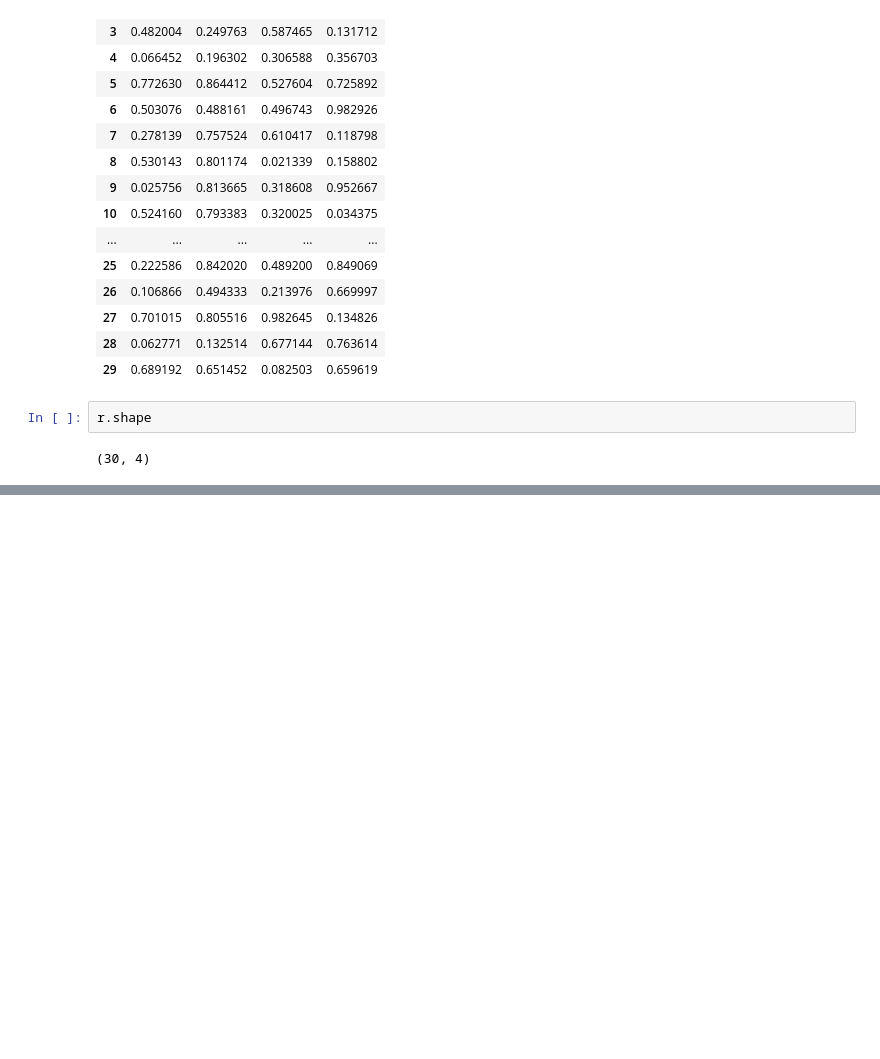
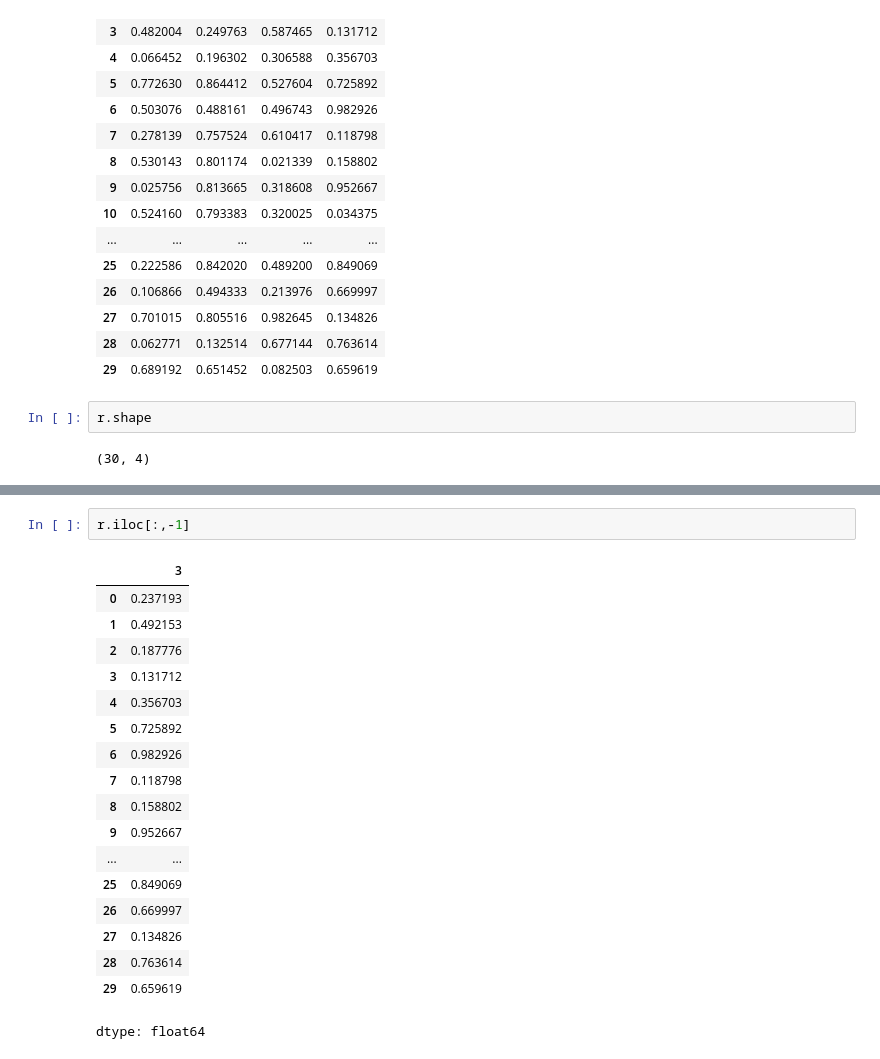
Before and after one commit to OmegaS48/MLDL_python, a Jupyter notebook: video16.ipynb, the cells around one changed output, grey strips where cells are left out. Cells and saved outputs as stored; diff of their text form; blank space fills up the shorter version.

```diff
--- a/video16.ipynb
+++ b/video16.ipynb
@@ -233,0 +300,21 @@ r.shape
+# %%
+r.iloc[:,-1]
+# %% [output]
+|  | 3 |
+| 0 | 0.237193 |
+| 1 | 0.492153 |
+| 2 | 0.187776 |
+| 3 | 0.131712 |
+| 4 | 0.356703 |
+| 5 | 0.725892 |
+| 6 | 0.982926 |
+| 7 | 0.118798 |
+| 8 | 0.158802 |
+| 9 | 0.952667 |
+| ... | ... |
+| 25 | 0.849069 |
+| 26 | 0.669997 |
+| 27 | 0.134826 |
+| 28 | 0.763614 |
+| 29 | 0.659619 |
+dtype: float64
```
Also changed, not shown: parts of 7 cells of this notebook.
